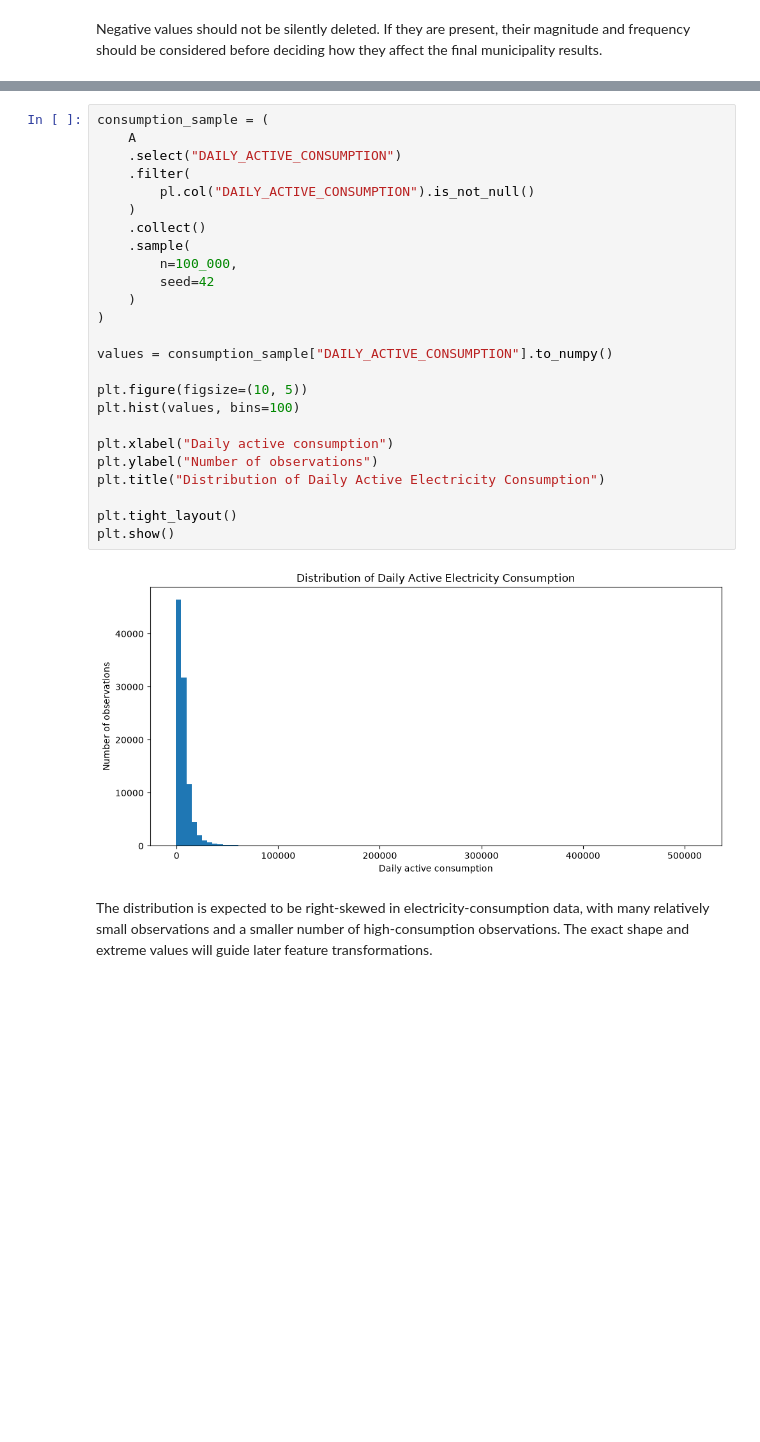
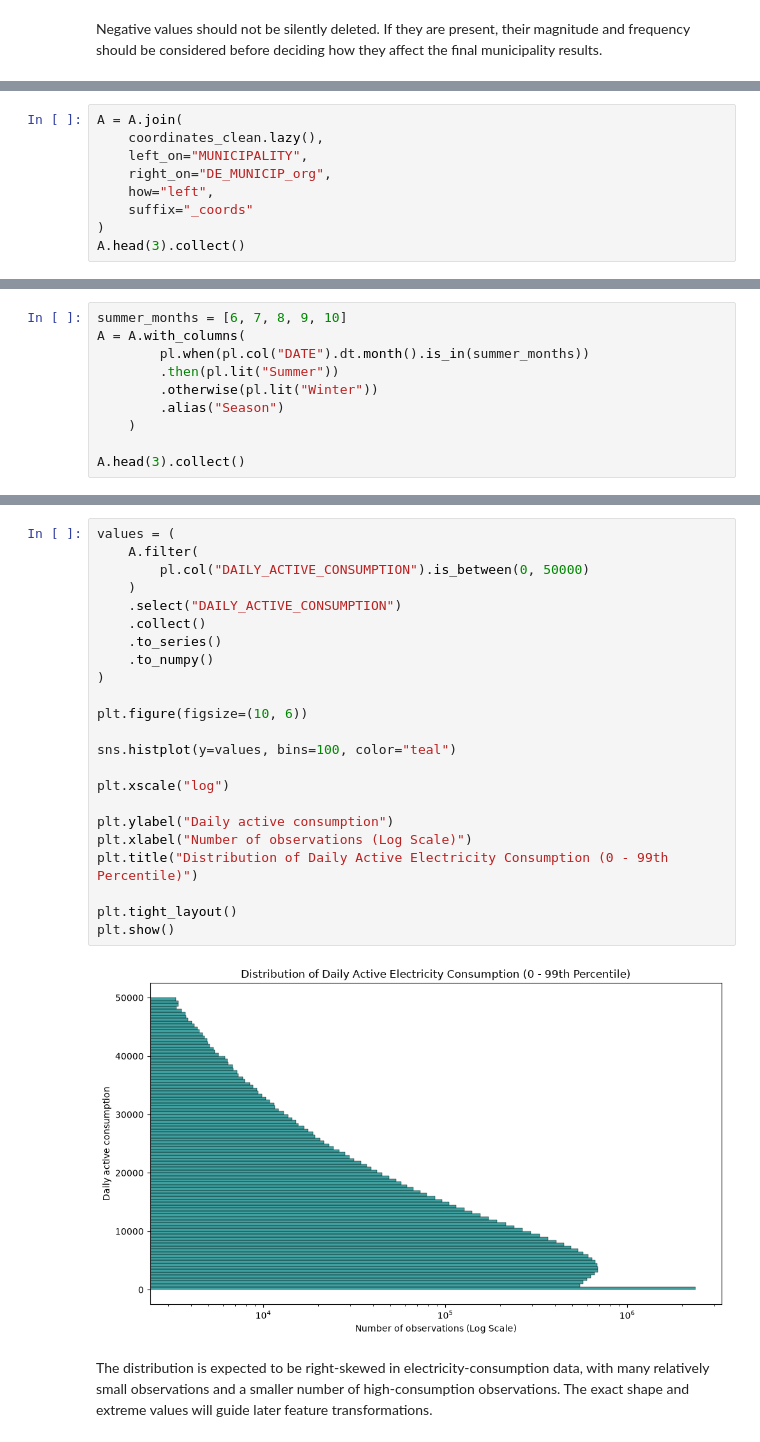
Before and after one commit to reem-naji/potential-fortnight, a Jupyter notebook: notebooks/EDA+basic clustering.ipynb, the cells around one changed output, grey strips where cells are left out. Cells and saved outputs as stored; diff of their text form; blank space fills up the shorter version.

Commit message:
hierarchical clustering + fixed negative consumption levels+ fixed part of the duplicated rows + improved plots quality + engineered features for clustering

```diff
--- a/notebooks/EDA+basic clustering.ipynb
+++ b/notebooks/EDA+basic clustering.ipynb
@@ -869,0 +1050,9 @@ shape: (10, 5)
+# %%
+A = A.join(
+    coordinates_clean.lazy(),
+    left_on="MUNICIPALITY",
+    right_on="DE_MUNICIP_org",
+    how="left",
+    suffix="_coords"
+)
+A.head(3).collect()
@@ -869,0 +1066,10 @@ shape: (10, 5)
+# %%
+summer_months = [6, 7, 8, 9, 10]
+A = A.with_columns(
+        pl.when(pl.col("DATE").dt.month().is_in(summer_months))
+        .then(pl.lit("Summer"))
+        .otherwise(pl.lit("Winter"))
+        .alias("Season")
+    )
+
+A.head(3).collect()
@@ -876,29 +1114,27 @@ The histogram below uses a sample for visualization. The calculations themselves
 # %%
-consumption_sample = (
-    A
+values = (
+    A.filter(
+        pl.col("DAILY_ACTIVE_CONSUMPTION").is_between(0, 50000)
+    )
     .select("DAILY_ACTIVE_CONSUMPTION")
-    .filter(
-        pl.col("DAILY_ACTIVE_CONSUMPTION").is_not_null()
-    )
     .collect()
-    .sample(
-        n=100_000,
-        seed=42
-    )
+    .to_series()
+    .to_numpy()
 )
 
-values = consumption_sample["DAILY_ACTIVE_CONSUMPTION"].to_numpy()
+plt.figure(figsize=(10, 6))
 
-plt.figure(figsize=(10, 5))
-plt.hist(values, bins=100)
+sns.histplot(y=values, bins=100, color="teal")
 
-plt.xlabel("Daily active consumption")
-plt.ylabel("Number of observations")
-plt.title("Distribution of Daily Active Electricity Consumption")
+plt.xscale("log")
+
+plt.ylabel("Daily active consumption")
+plt.xlabel("Number of observations (Log Scale)")
+plt.title("Distribution of Daily Active Electricity Consumption (0 - 99th Percentile)")
 
 plt.tight_layout()
 plt.show()
 # %% [output]
-[figure, old version]
+[figure, new version]
 # %% [markdown]
 The distribution is expected to be right-skewed in electricity-consumption data, with many relatively small observations and a smaller number of high-consumption observations. The exact shape and extreme values will guide later feature transformations.
```
Also changed, not shown: parts of 118 cells of this notebook.
